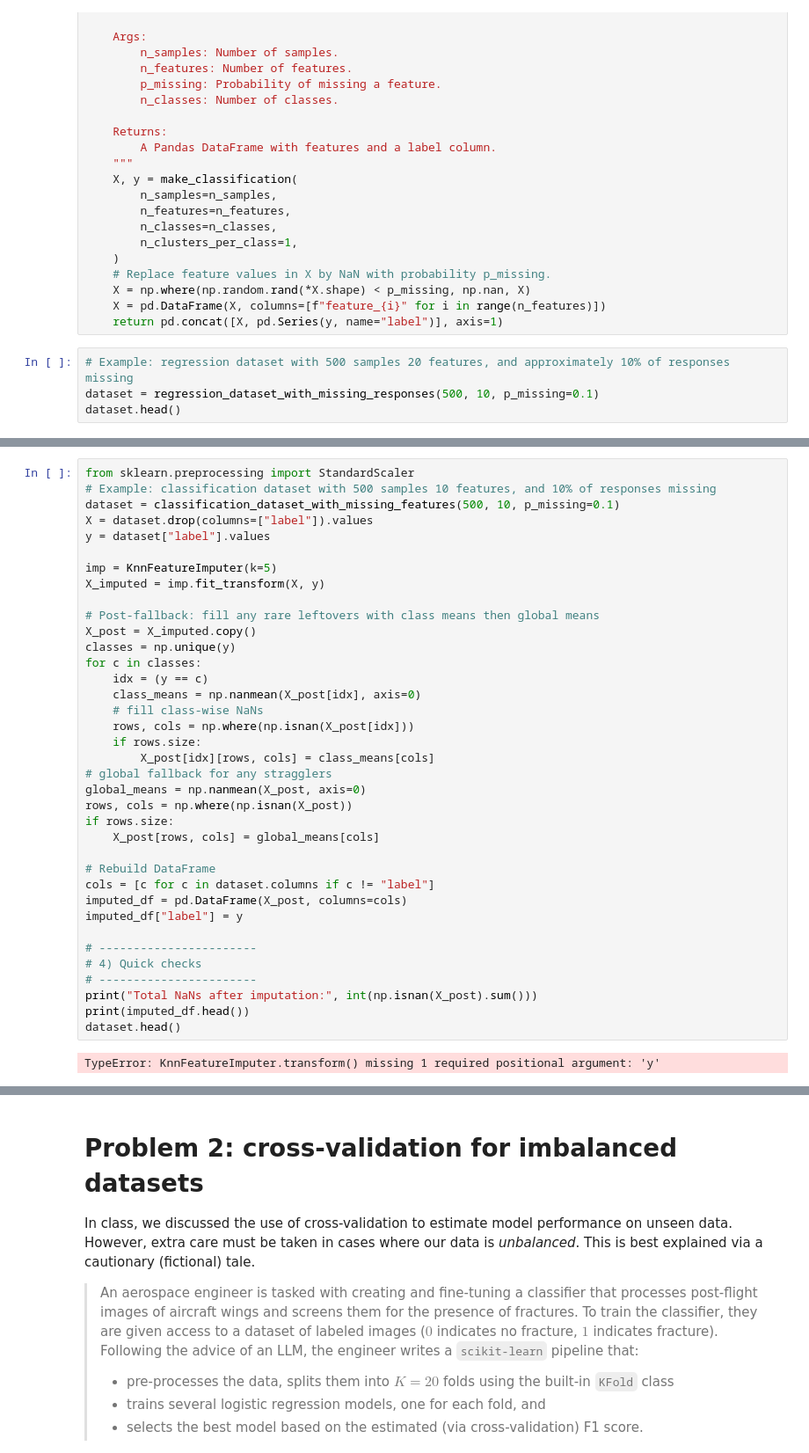
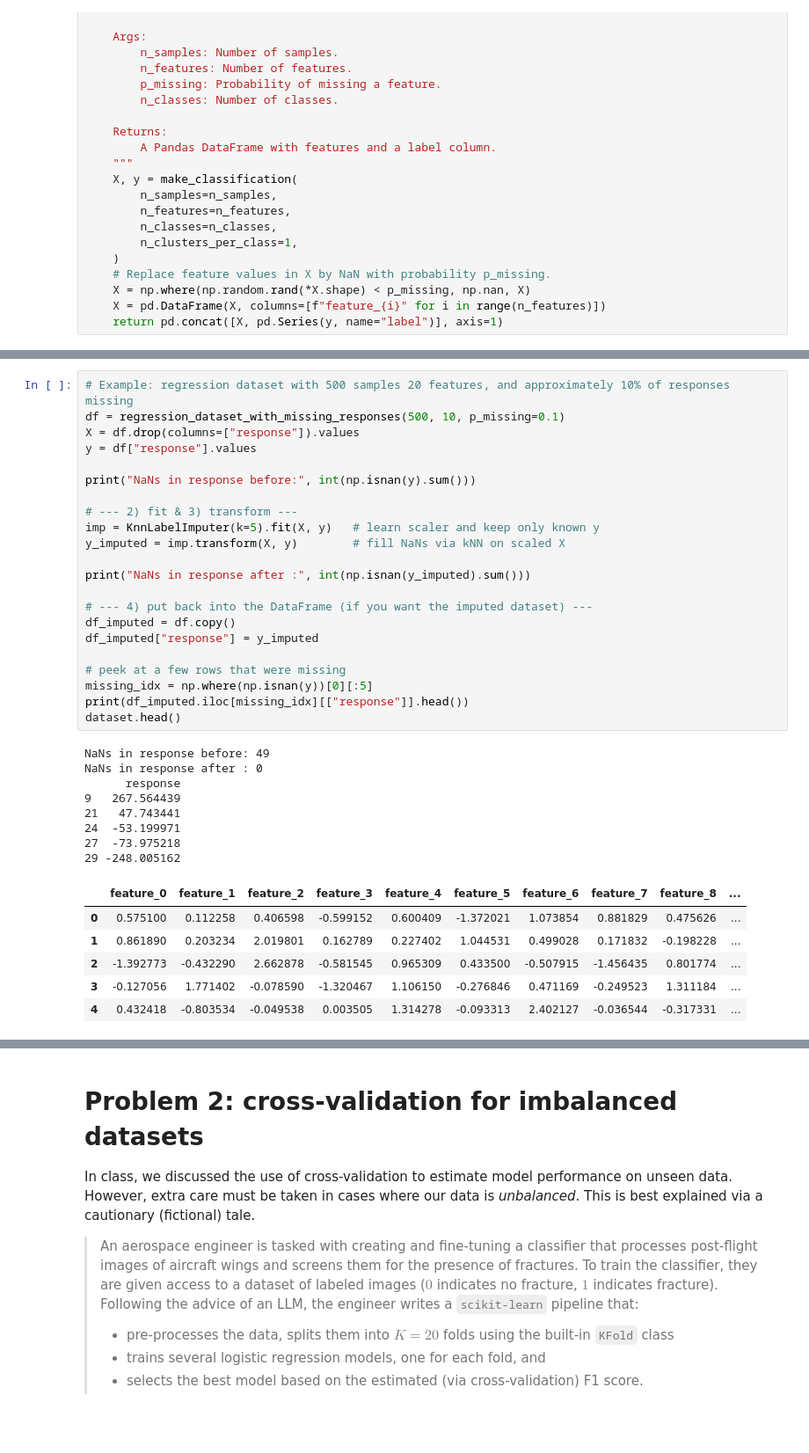
Before and after one commit to connor735/344_test, a Jupyter notebook: hw1.ipynb, the cells around one changed output, grey strips where cells are left out. Shown at 88% size. Cells and saved outputs as stored; diff of their text form; blank space fills up the shorter version.

```diff
--- a/hw1.ipynb
+++ b/hw1.ipynb
@@ -219,7 +214,3 @@ def classification_dataset_with_missing_features(
     X = np.where(np.random.rand(*X.shape) < p_missing, np.nan, X)
     X = pd.DataFrame(X, columns=[f"feature_{i}" for i in range(n_features)])
     return pd.concat([X, pd.Series(y, name="label")], axis=1)
-# %%
-# Example: regression dataset with 500 samples 20 features, and approximately 10% of responses missing
-dataset = regression_dataset_with_missing_responses(500, 10, p_missing=0.1)
-dataset.head()
@@ -233,39 +217,37 @@ dataset.head()
-# %%
-from sklearn.preprocessing import StandardScaler
-# Example: classification dataset with 500 samples 10 features, and 10% of responses missing
-dataset = classification_dataset_with_missing_features(500, 10, p_missing=0.1)
-X = dataset.drop(columns=["label"]).values
-y = dataset["label"].values
-
-imp = KnnFeatureImputer(k=5)
-X_imputed = imp.fit_transform(X, y)
-
-# Post-fallback: fill any rare leftovers with class means then global means
-X_post = X_imputed.copy()
-classes = np.unique(y)
-for c in classes:
-    idx = (y == c)
-    class_means = np.nanmean(X_post[idx], axis=0)
-    # fill class-wise NaNs
-    rows, cols = np.where(np.isnan(X_post[idx]))
-    if rows.size:
-        X_post[idx][rows, cols] = class_means[cols]
-# global fallback for any stragglers
-global_means = np.nanmean(X_post, axis=0)
-rows, cols = np.where(np.isnan(X_post))
-if rows.size:
-    X_post[rows, cols] = global_means[cols]
-
-# Rebuild DataFrame
-cols = [c for c in dataset.columns if c != "label"]
-imputed_df = pd.DataFrame(X_post, columns=cols)
-imputed_df["label"] = y
-
-# -----------------------
-# 4) Quick checks
-# -----------------------
-print("Total NaNs after imputation:", int(np.isnan(X_post).sum()))
-print(imputed_df.head())
-dataset.head()
-# %% [output]
-TypeError: KnnFeatureImputer.transform() missing 1 required positional argument: 'y'
+# %%
+# Example: regression dataset with 500 samples 20 features, and approximately 10% of responses missing
+df = regression_dataset_with_missing_responses(500, 10, p_missing=0.1)
+X = df.drop(columns=["response"]).values
+y = df["response"].values
+
+print("NaNs in response before:", int(np.isnan(y).sum()))
+
+# --- 2) fit & 3) transform ---
+imp = KnnLabelImputer(k=5).fit(X, y)   # learn scaler and keep only known y
+y_imputed = imp.transform(X, y)        # fill NaNs via kNN on scaled X
+
+print("NaNs in response after :", int(np.isnan(y_imputed).sum()))
+
+# --- 4) put back into the DataFrame (if you want the imputed dataset) ---
+df_imputed = df.copy()
+df_imputed["response"] = y_imputed
+
+# peek at a few rows that were missing
+missing_idx = np.where(np.isnan(y))[0][:5]
+print(df_imputed.iloc[missing_idx][["response"]].head())
+dataset.head()
+# %% [output]
+NaNs in response before: 49
+NaNs in response after : 0
+      response
+9   267.564439
+21   47.743441
+24  -53.199971
+27  -73.975218
+29 -248.005162
+|  | feature_0 | feature_1 | feature_2 | feature_3 | feature_4 | feature_5 | feature_6 | feature_7 | feature_8 | ... |
+| 0 | 0.575100 | 0.112258 | 0.406598 | -0.599152 | 0.600409 | -1.372021 | 1.073854 | 0.881829 | 0.475626 | ... |
+| 1 | 0.861890 | 0.203234 | 2.019801 | 0.162789 | 0.227402 | 1.044531 | 0.499028 | 0.171832 | -0.198228 | ... |
+| 2 | -1.392773 | -0.432290 | 2.662878 | -0.581545 | 0.965309 | 0.433500 | -0.507915 | -1.456435 | 0.801774 | ... |
+| 3 | -0.127056 | 1.771402 | -0.078590 | -1.320467 | 1.106150 | -0.276846 | 0.471169 | -0.249523 | 1.311184 | ... |
+| 4 | 0.432418 | -0.803534 | -0.049538 | 0.003505 | 1.314278 | -0.093313 | 2.402127 | -0.036544 | -0.317331 | ... |
```
Also changed, not shown: parts of 10 cells of this notebook.
